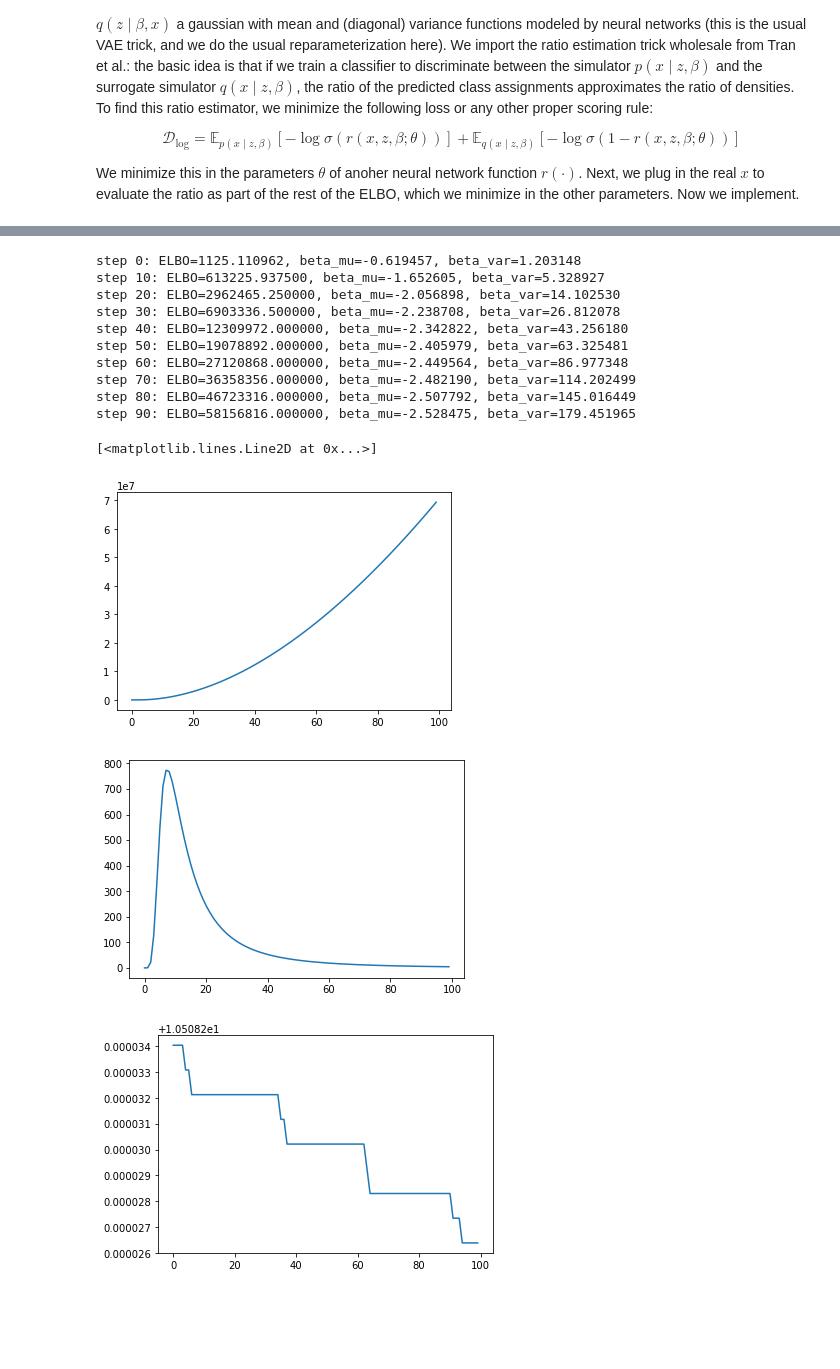
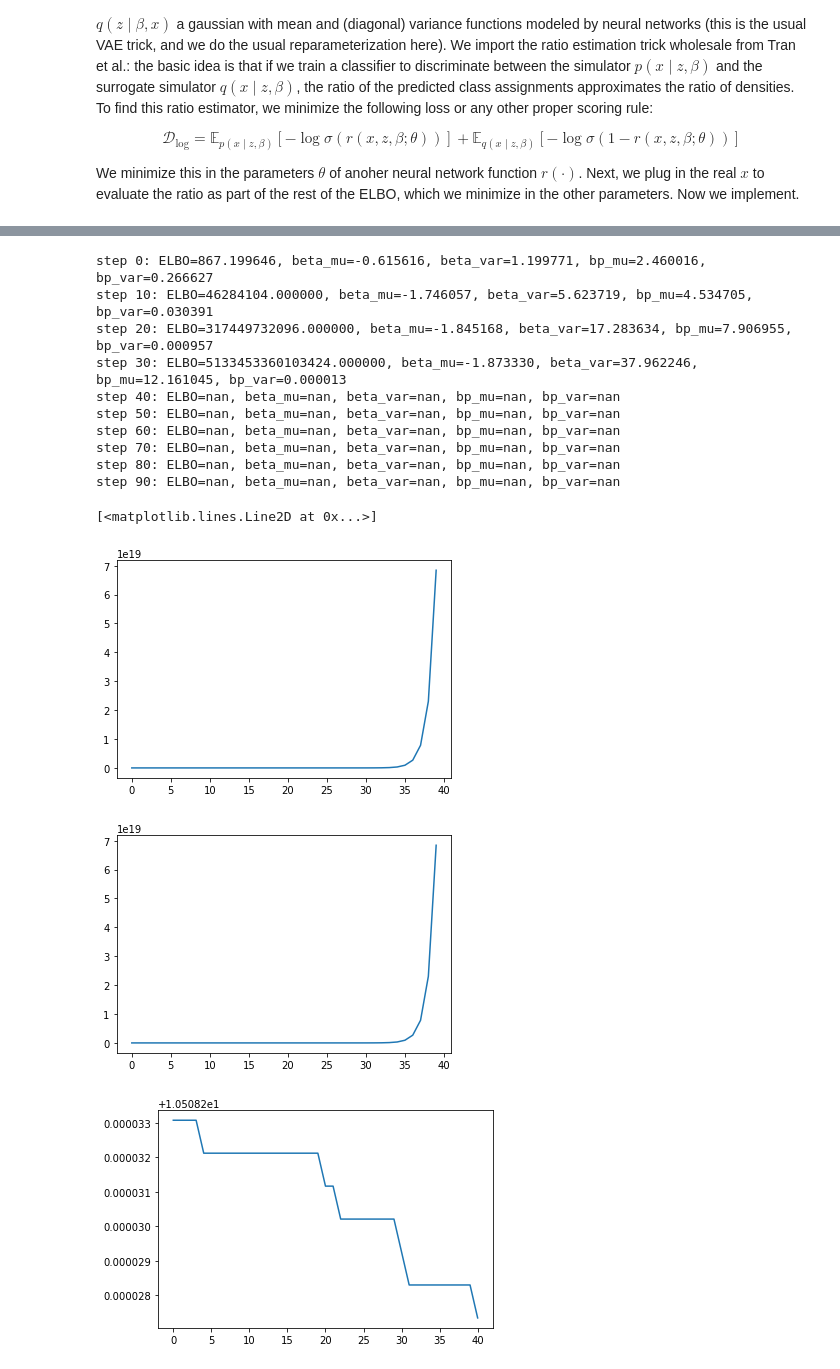
Before and after one commit to mshvartsman/vae-tf-bootcamp, a Jupyter notebook: LFVI_mshvartsman.ipynb, the cells around one changed output, grey strips where cells are left out. Drawn from its saved outputs; the diff is of its cells as text; code cells hidden in the pictures; blank space fills up the shorter version.

```diff
--- a/LFVI_mshvartsman.ipynb
+++ b/LFVI_mshvartsman.ipynb
@@ -134,7 +134,7 @@ def _reparam_nnet_gaussian(inp, out_size, nnet_conf):
 # %%
 # synth data and config
 tf.set_random_seed(1)
-beta_mu = 0
+beta_mu = 15
 beta_var = 10
 subj_var = 1
 
@@ -273,4 +268,12 @@ step 250: ratio loss=12.925097
 # %%
+# elbo: p(z|beta) - q(z|beta) + r*(x,z,beta), everything factors by subject
+kl = p_z.log_prob(z) - q_z.log_prob(z)
+# kl = kl_divergence(q_z, p_z)
+# elbo =  kl + r_p
+elbo =  r_p + kl
+
+elbo_step = opt.minimize(-elbo, var_list=[qsim_vars, qz_vars, beta, betaprime])
+
 sess = tf.Session()
 sess.run(tf.global_variables_initializer())
 
@@ -279,51 +282,53 @@ elbo_log = np.zeros(train_steps)
 r_p_log = np.zeros(train_steps)
 kl_log = np.zeros(train_steps)
 
-oldbeta = beta.eval(session=sess)
+# oldbeta = beta.eval(session=sess)
 for i in range(train_steps):
 
     # record elbo etc before step
     elbo_log[i] = np.sum([elbo.eval(session=sess, feed_dict={x_ph:x_, z:z_}) for x_,z_ in zip(x_data, z_current)])
-    kl_log[i] = np.sum([kl.eval(session=sess, feed_dict={x_ph:x_, z:z_, betaprime:oldbeta}) for x_,z_ in zip(x_data, z_current)])
+#     kl_log[i] = np.sum([kl.eval(session=sess, feed_dict={x_ph:x_, z:z_, betaprime:oldbeta}) for x_,z_ in zip(x_data, z_current)])
+    kl_log[i] = np.sum([kl.eval(session=sess, feed_dict={x_ph:x_, z:z_}) for x_,z_ in zip(x_data, z_current)])
     r_p_log[i] = np.sum([r_p.eval(session=sess, feed_dict={x_ph:x_, z:z_}) for x_,z_ in zip(x_data, z_current)])
 
     # fix a z for this step
     z_current = [z.eval(session=sess, feed_dict={x_ph:x_}) for x_ in x_data]
     # M-step on the z|beta KL ?
-    oldbeta = beta.eval(session=sess)
+#     oldbeta = beta.eval(session=sess)
 
     # step elbo for each subject
     for j in range(n_subj):
         sess.run(elbo_step, feed_dict={x_ph: x_data[j], z:z_current[j]})
 
 
     if i % 10 == 0:
         beta_hat = beta.eval(session=sess)
-        print("step %i: ELBO=%f, beta_mu=%f, beta_var=%f" %
-              (i, elbo_log[i], beta_hat[0], np.exp(beta_hat[1])))
+        betaprime_hat = betaprime.eval(session=sess)
+        print("step %i: ELBO=%f, beta_mu=%f, beta_var=%f, bp_mu=%f, bp_var=%f" %
+              (i, elbo_log[i], beta_hat[0], np.exp(beta_hat[1]), betaprime_hat[0], np.exp(betaprime_hat[1])))
 
 plt.plot(elbo_log) # ELBO explodes
 plt.figure()
 plt.plot(kl_log)
 plt.figure()
 plt.plot(r_p_log)
 
 # also KL and r() don't even add to ELBO?
 # %% [output]
-step 0: ELBO=1125.110962, beta_mu=-0.619457, beta_var=1.203148
-step 10: ELBO=613225.937500, beta_mu=-1.652605, beta_var=5.328927
-step 20: ELBO=2962465.250000, beta_mu=-2.056898, beta_var=14.102530
-step 30: ELBO=6903336.500000, beta_mu=-2.238708, beta_var=26.812078
-step 40: ELBO=12309972.000000, beta_mu=-2.342822, beta_var=43.256180
-step 50: ELBO=19078892.000000, beta_mu=-2.405979, beta_var=63.325481
-step 60: ELBO=27120868.000000, beta_mu=-2.449564, beta_var=86.977348
-step 70: ELBO=36358356.000000, beta_mu=-2.482190, beta_var=114.202499
-step 80: ELBO=46723316.000000, beta_mu=-2.507792, beta_var=145.016449
-step 90: ELBO=58156816.000000, beta_mu=-2.528475, beta_var=179.451965
+step 0: ELBO=867.199646, beta_mu=-0.615616, beta_var=1.199771, bp_mu=2.460016, bp_var=0.266627
+step 10: ELBO=46284104.000000, beta_mu=-1.746057, beta_var=5.623719, bp_mu=4.534705, bp_var=0.030391
+step 20: ELBO=317449732096.000000, beta_mu=-1.845168, beta_var=17.283634, bp_mu=7.906955, bp_var=0.000957
+step 30: ELBO=5133453360103424.000000, beta_mu=-1.873330, beta_var=37.962246, bp_mu=12.161045, bp_var=0.000013
+step 40: ELBO=nan, beta_mu=nan, beta_var=nan, bp_mu=nan, bp_var=nan
+step 50: ELBO=nan, beta_mu=nan, beta_var=nan, bp_mu=nan, bp_var=nan
+step 60: ELBO=nan, beta_mu=nan, beta_var=nan, bp_mu=nan, bp_var=nan
+step 70: ELBO=nan, beta_mu=nan, beta_var=nan, bp_mu=nan, bp_var=nan
+step 80: ELBO=nan, beta_mu=nan, beta_var=nan, bp_mu=nan, bp_var=nan
+step 90: ELBO=nan, beta_mu=nan, beta_var=nan, bp_mu=nan, bp_var=nan
 [<matplotlib.lines.Line2D at 0x...>]
-[figure, old version]
+[figure, new version]
-[figure, old version]
+[figure, new version]
-[figure, old version]
+[figure, new version]
 # %%
 # optimize together, everything is worse...
 
```
Also changed, not shown: parts of 4 cells of this notebook.
